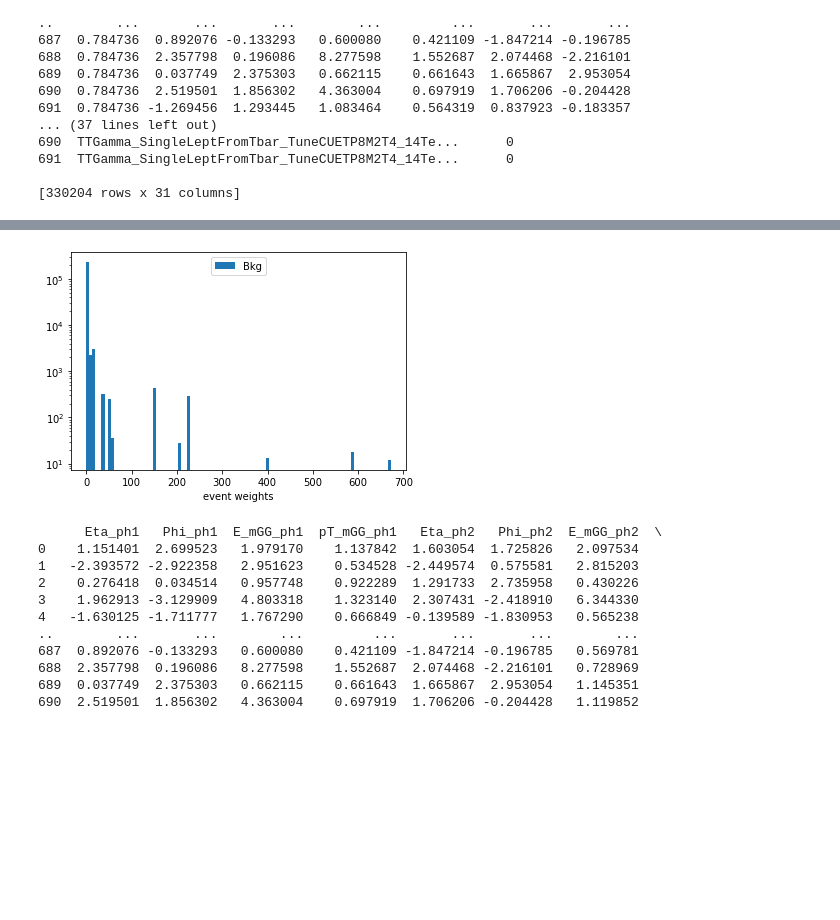
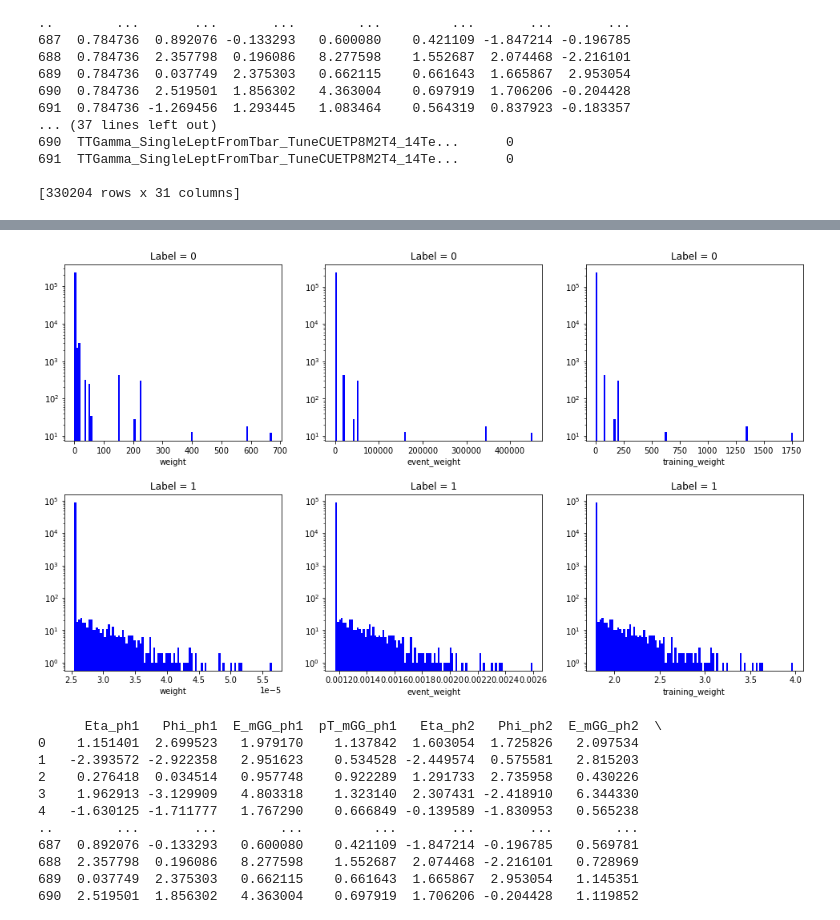
Before and after one commit to suatdonertas/DNN_HHWWGG, a Jupyter notebook: DNN.ipynb, the cells around one changed output, grey strips where cells are left out. Drawn from its saved outputs; the diff is of its cells as text; code cells hidden in the pictures; blank space fills up the shorter version.

```diff
--- a/DNN.ipynb
+++ b/DNN.ipynb
@@ -50,2 +31,0 @@ df = df[~df.process.str.contains("QCD")]
-# %%
-df.loc[df.process.str.contains("HHH"), ['label']] = 1
@@ -80,3 +32,11 @@ On average, per batch the total learning weight is
+# %%
+# Set labels #
+df["label"] = 0
+for process in pd.unique(df['process']):
+    if process not in config['files']:
+        raise RuntimeError(f'Process {process} not found in yaml config file')
+    if config['files'][process]['type'] == 'signal':
+        df.loc[df['process']==process, ['label']] = 1
 # %%
 print(df)
 # %% [output]
@@ -302,0 +112,7 @@ On average, per batch the total learning weight is
+# %%
+# Compute learning weight #
+
+
+df['training_weight'] = df['event_weight']
+df.loc[df['label']==1,'training_weight'] *= df.shape[0]/2 / (df[df['label']==1]['event_weight']).sum()
+df.loc[df['label']==0,'training_weight'] *= df.shape[0]/2 / (df[df['label']==0]['event_weight']).sum()
@@ -303,15 +135,16 @@ On average, per batch the total learning weight is
 # %%
-import matplotlib.pyplot as plt
-fig = plt.figure()
-plt.hist(df.loc[df['label']==0,'weight'],bins=100,label='Bkg')
-plt.yscale('log')
-plt.xlabel('event weights')
-#plt.ylabel('')
-#plt.title('dnn_score')
-plt.legend(loc='upper center')
+fig,axs = plt.subplots(figsize=(16,8),nrows=2,ncols=3)
+fig.subplots_adjust(left=0.1, right=0.9, top=0.98, bottom=0.1, wspace=0.2,hspace=0.3)
+for irow,label in enumerate([0,1]):
+    for icol,column in enumerate(['weight','event_weight','training_weight']):
+        axs[irow,icol].hist(df[df['label']==label][column],bins=100,color='b')
+        axs[irow,icol].set_title(f"Label = {label}")
+        axs[irow,icol].set_xlabel(column)
+        axs[irow,icol].set_yscale('log')
+        #axs[irow,icol].legend(loc='upper center')
 fig.savefig("event_weights_A.pdf", dpi = 300)
 # %% [output]
-[figure, old version]
+[figure, new version]
 # %%
 input_vars=["Eta_ph1",
             "Phi_ph1",
```
Also changed, not shown: parts of 28 cells of this notebook, 3 other files.
